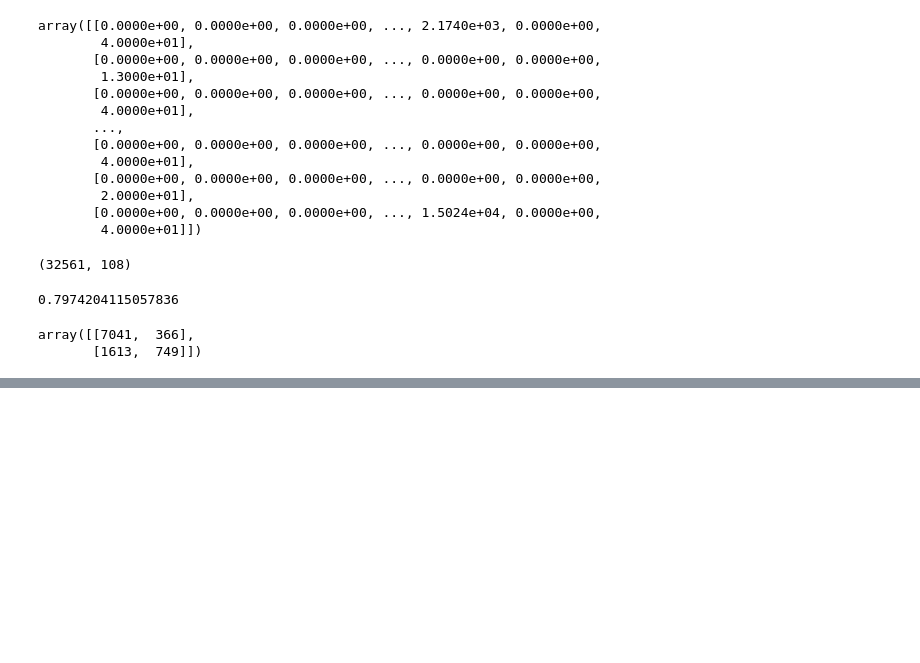
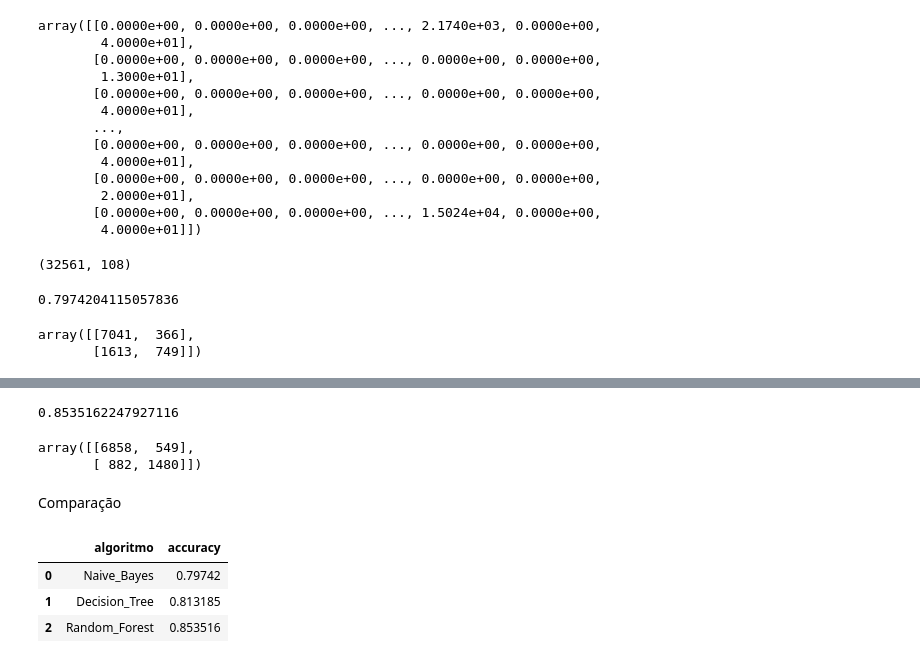
Before and after one commit to ferrarirenan/applying_course_knowledge, a Jupyter notebook: base_census.ipynb, the cells around one changed output, grey strips where cells are left out. Drawn from its saved outputs; the diff is of its cells as text; code cells hidden in the pictures; blank space fills up the shorter version.

Commit message:
Acrescentado algoritmos novos
Foi adicionado o algoritmo de Arvore de decisão e Random Forest e foi realizado a comparação entre eles e o naive bayes.

```diff
--- a/base_census.ipynb
+++ b/base_census.ipynb
@@ -123,0 +148,30 @@ array([[7041,  366],
+# %%
+random_forest_prev = random_forest.fit(X_train, y_train).predict(X_test)
+# %%
+ac_random_forest = accuracy_score(y_test, random_forest_prev)
+ac_random_forest
+# %% [output]
+0.8535162247927116
+# %%
+confusion_matrix(y_test, random_forest_prev)
+# %% [output]
+array([[6858,  549],
+       [ 882, 1480]])
+# %% [markdown]
+Comparação
+# %%
+df_comparacao = pd.DataFrame(columns=['algoritmo', 'accuracy'], index=[0,1,2])
+# %%
+df_comparacao.loc[0]['algoritmo'] = 'Naive_Bayes'
+df_comparacao.loc[1]['algoritmo'] = 'Decision_Tree'
+df_comparacao.loc[2]['algoritmo'] = 'Random_Forest'
+df_comparacao.loc[0]['accuracy'] = ac_naive
+df_comparacao.loc[1]['accuracy'] = ac_decision_tree
+df_comparacao.loc[2]['accuracy'] = ac_random_forest
+# %%
+df_comparacao
+# %% [output]
+|  | algoritmo | accuracy |
+| 0 | Naive_Bayes | 0.79742 |
+| 1 | Decision_Tree | 0.813185 |
+| 2 | Random_Forest | 0.853516 |
```
Also changed, not shown: parts of 9 cells of this notebook.
